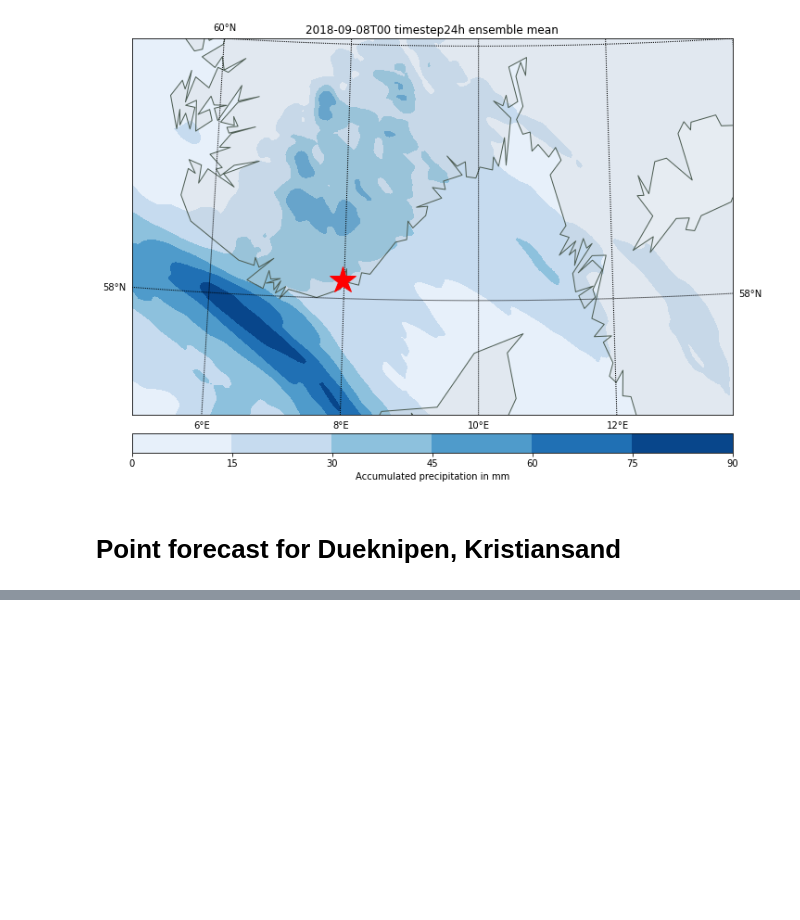
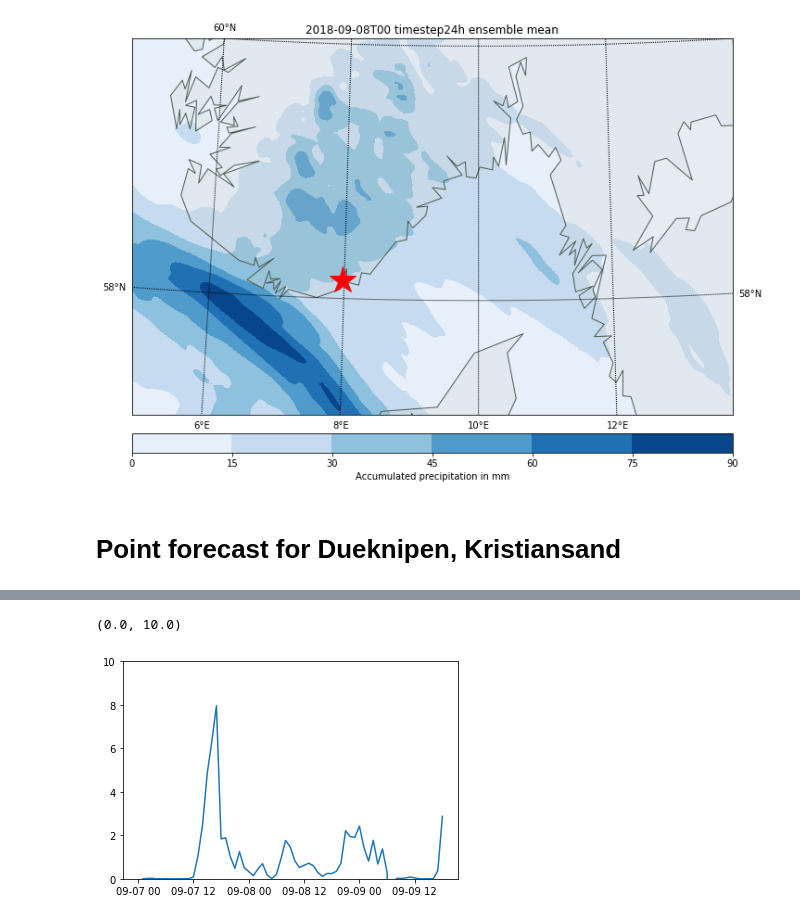
Before and after one commit to eirikngard/GEO4902, a Jupyter notebook: Precipitation_exercise.ipynb, the cells around one changed output, grey strips where cells are left out. Saved outputs shown, nothing was run; the diff lists cells and outputs as text; code cells hidden in the pictures; blank space fills up the shorter version.

```diff
--- a/Precipitation_exercise.ipynb
+++ b/Precipitation_exercise.ipynb
@@ -165,3 +184,14 @@ pres_std
+# %%
+precip_count = []
+for i in range(len(precip_mean)):
+  precip_count.append(precip_mean[i,ix,jx]-precip_mean[i-1,ix,jx])
+# %%
+fig, ax = plt.subplots()
+ax.plot(forecast_1.time,precip_count)
+ax.set_ylim(0,10)
+# %% [output]
+(0.0, 10.0)
+[figure, added]
 # %%
 from mpl_toolkits.basemap import Basemap
 import matplotlib.gridspec as gridspec
```
Also changed, not shown: parts of 6 cells of this notebook.
